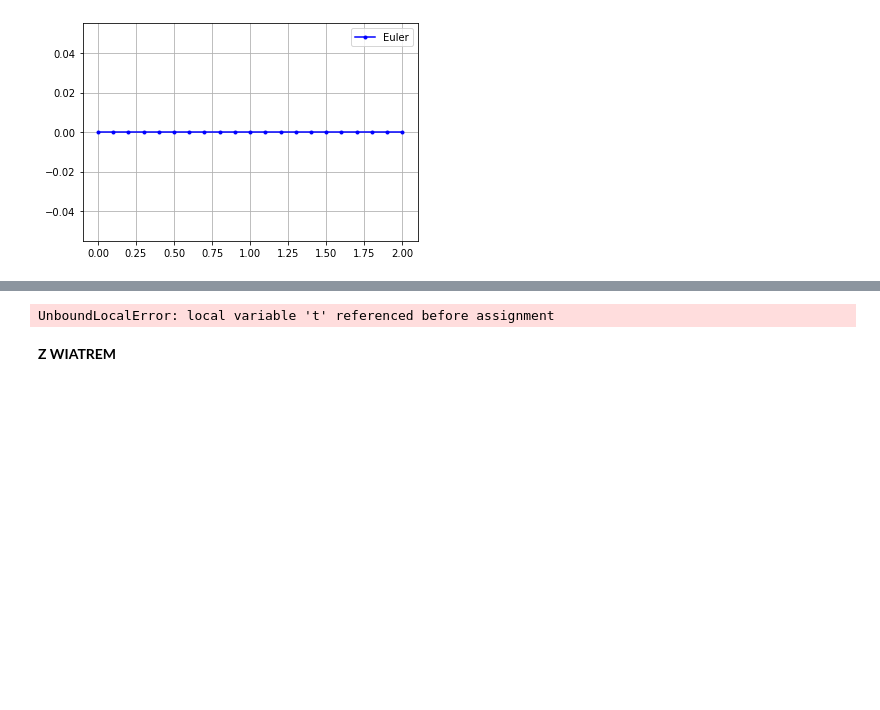
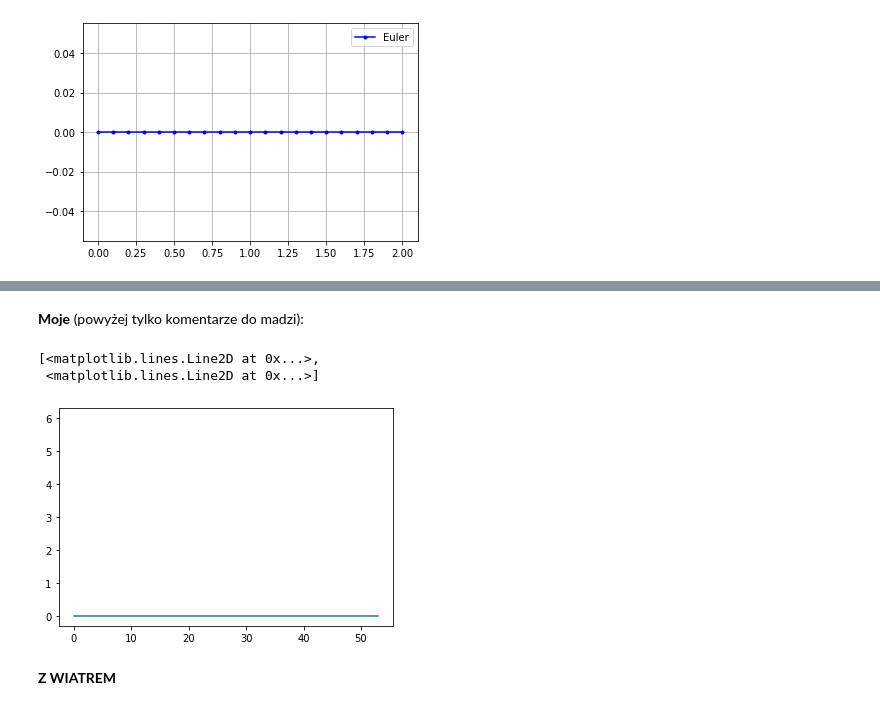
Before and after one commit to maggszy/rownania_rozniczkowe, a Jupyter notebook: rownaniarozniczkowe-wer.ipynb, the cells around one changed output, grey strips where cells are left out. Drawn from its saved outputs; the diff is of its cells as text; code cells hidden in the pictures; blank space fills up the shorter version.

```diff
--- a/rownaniarozniczkowe-wer.ipynb
+++ b/rownaniarozniczkowe-wer.ipynb
@@ -169,14 +149,0 @@ SyntaxError: invalid syntax (<ipython-input-71-0ffad406e130>, line 8)
-# %%
-v0=10
-α=20
-def x_magnus(v0, α):
-    t = v0 * t * cos(α)
-plt.plot(x_magnus(v0, α), 0, czas_magnus,
-    xlabel = "czas [s]",
-    ylabel = "odległość [m]",
-
-    title = "x(t)")
-# %% [output]
-UnboundLocalError: local variable 't' referenced before assignment
-# %% [markdown]
-**Z WIATREM**
@@ -200,0 +150,11 @@ def y_bis2(v,b,k1,k2,omega0,t,tał): #2pochodna y
+# %% [markdown]
+**Moje** (powyżej tylko komentarze do madzi):
+# %%
+f = x_prime2(v,b)
+h= y_prime2(v,b)
+
+plt.plot(odeEuler(f,y0,t), odeEuler(h,y0,t), 0, 6)
+# %% [output]
+[<matplotlib.lines.Line2D at 0x...>,
+ <matplotlib.lines.Line2D at 0x...>]
+[figure, added]
@@ -200,0 +193,2 @@ def y_bis2(v,b,k1,k2,omega0,t,tał): #2pochodna y
+# %% [markdown]
+**Z WIATREM**
```
Also changed, not shown: parts of 25 cells of this notebook.
